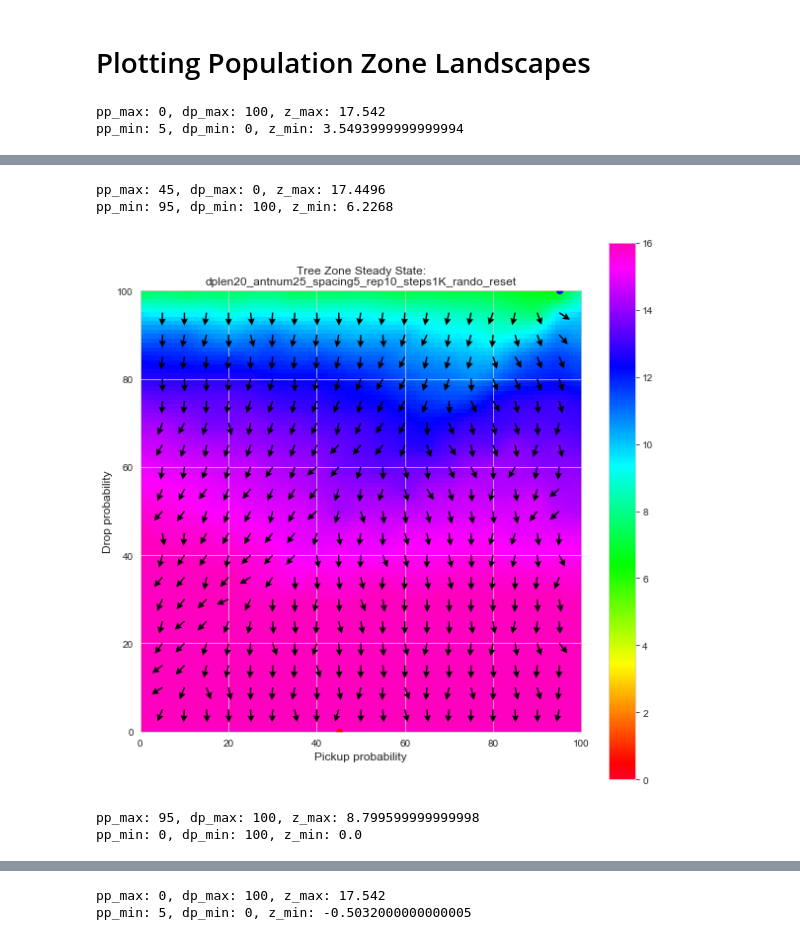
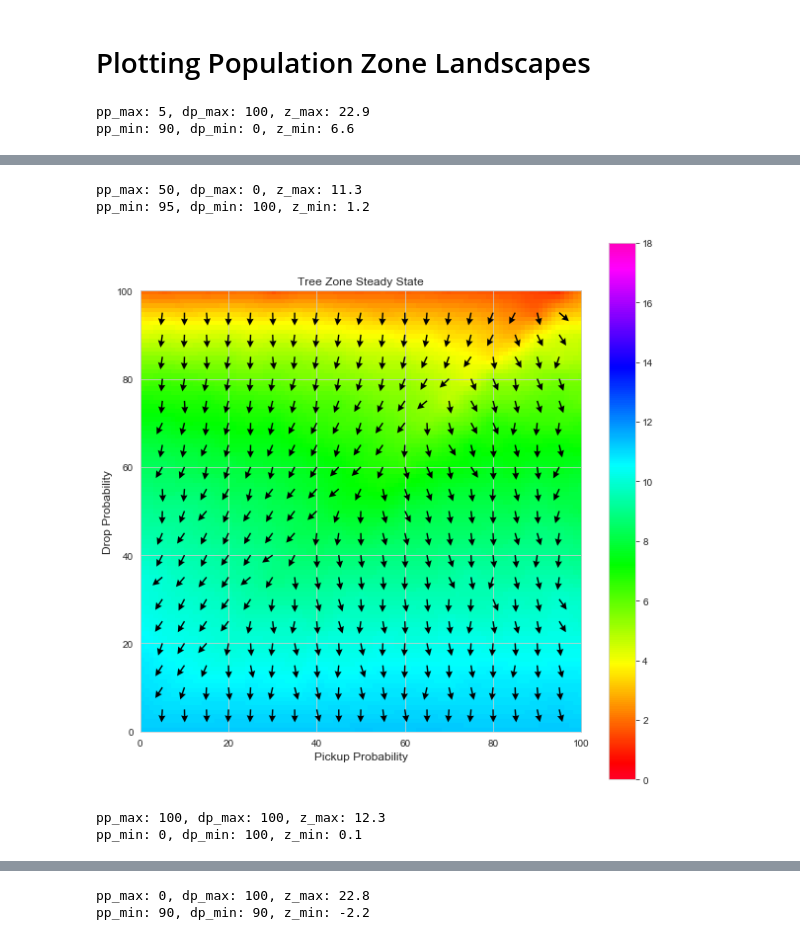
Before and after one commit to pgovoni21/ants-task-partitioning-ABM, a Jupyter notebook: landscapes.ipynb, the cells around one changed output, grey strips where cells are left out. Drawn from its saved outputs; the diff is of its cells as text; code cells hidden in the pictures.

```diff
--- a/landscapes.ipynb
+++ b/landscapes.ipynb
@@ -341,23 +288,24 @@ plots heatmap landscapes using final specific output data gathered in the ABM no
 title = 'landscape_data_dplen10_ant25_spacing5_rep10_step1K'
 master_data = pickle.load(open(title,'rb'))
 
+# maximum score value (z-variable in heatmap) for each landscape
 plot_max = 800
 
-data = pull_data_final_cscore(master_data)
+data = pull_data(master_data,2)
 max_min = find_max_min(data, print_max=True)
 interp_data = interpolate(data, 'linear')
-gradient_arrow_heatmap(interp_data, max_min, title=f'Final Collector Output:\n{title}',
+gradient_arrow_heatmap(interp_data, max_min=0, title=f'Final Collector Output',
     z_max=plot_max, normalize=True, vanishing_arrows=True, arrow_size=.5)
 
-data = pull_data_final_gscore(master_data)
+data = pull_data(master_data,3)
 max_min = find_max_min(data, print_max=True)
 interp_data = interpolate(data, 'linear')
-gradient_arrow_heatmap(interp_data, max_min, title=f'Final Generalist Output:\n{title}',
+gradient_arrow_heatmap(interp_data, max_min=0, title=f'Final Generalist Output',
     z_max=plot_max, normalize=True, vanishing_arrows=True, arrow_size=.5)
 
-data = pull_data_final_drops(master_data)
+data = pull_data(master_data,5)
 max_min = find_max_min(data, print_max=True)
 interp_data = interpolate(data, 'linear')
-gradient_arrow_heatmap(interp_data, max_min, title=f'Final Dropper Output:\n{title}',
+gradient_arrow_heatmap(interp_data, max_min=0, title=f'Final Dropper Output',
     z_max=plot_max, normalize=True, vanishing_arrows=True, arrow_size=.5)
 # %% [output]
@@ -383,32 +331,32 @@ reflecting the balance between the top populations with respect to trait combina
 title = 'landscape_data_dplen10_ant25_spacing5_rep10_step1K'
 master_data = pickle.load(open(title,'rb'))
 
-plot_max = 16
-ss_run_num = 500
+plot_max = 18
+ss_step_num = 500
 
-data = pull_data_ss_forage_zone(master_data,ss_run_num)
+data = pull_data_ss(master_data,7,ss_step_num)
 max_min = find_max_min(data, print_max=True, print_min=True)
 interp_data = interpolate(data, 'linear')
-gradient_arrow_heatmap(interp_data, max_min, title=f'Forage Zone Steady State:\n{title}',
+gradient_arrow_heatmap(interp_data, max_min=0, title=f'Forage Zone Steady State',
     z_max=plot_max, normalize=True, vanishing_arrows=True, arrow_size=.5)
 
-data = pull_data_ss_tree_zone(master_data,ss_run_num)
+data = pull_data_ss(master_data,8,ss_step_num)
 max_min = find_max_min(data, print_max=True, print_min=True)
 interp_data = interpolate(data, 'linear')
-gradient_arrow_heatmap(interp_data, max_min, title=f'Tree Zone Steady State:\n{title}',
+gradient_arrow_heatmap(interp_data, max_min=0, title=f'Tree Zone Steady State',
     z_max=plot_max, normalize=True, vanishing_arrows=True, arrow_size=.5)
 
-data = pull_data_ss_nest_zone(master_data,ss_run_num)
+data = pull_data_ss(master_data,6,ss_step_num)
 max_min = find_max_min(data, print_max=True, print_min=True)
 interp_data = interpolate(data, 'linear')
-gradient_arrow_heatmap(interp_data, max_min, title=f'Nest Zone Steady State:\n{title}',
+gradient_arrow_heatmap(interp_data, max_min=0, title=f'Nest Zone Steady State',
     z_max=plot_max, normalize=True, vanishing_arrows=True, arrow_size=.5)
 
-data = pull_data_ss_foragenest_gap(master_data,ss_run_num)
+data = pull_data_ss_foragenest_gap(master_data,ss_step_num)
 max_min = find_max_min(data, print_max=True, print_min=True)
 interp_data = interpolate(data, 'linear')
-gradient_arrow_heatmap(interp_data, max_min, title=f'Forage-Nest Zone Steady State Gap:\n{title}',
-    z_max=plot_max, normalize=True, vanishing_arrows=True, arrow_size=.5)
+gradient_arrow_heatmap(interp_data, max_min=0, title=f'Forage-Nest Zone Steady State Gap',
+    z_min=-2, z_max=plot_max-2, normalize=True, vanishing_arrows=True, arrow_size=.5)
 # %% [output]
-pp_max: 0, dp_max: 100, z_max: 17.542
-pp_min: 5, dp_min: 0, z_min: 3.5493999999999994
+pp_max: 5, dp_max: 100, z_max: 22.9
+pp_min: 90, dp_min: 0, z_min: 6.6
@@ -416,5 +364,5 @@ pp_min: 5, dp_min: 0, z_min: 3.5493999999999994
-pp_max: 45, dp_max: 0, z_max: 17.4496
-pp_min: 95, dp_min: 100, z_min: 6.2268
+pp_max: 50, dp_max: 0, z_max: 11.3
+pp_min: 95, dp_min: 100, z_min: 1.2
-[figure, old version]
+[figure, new version]
-pp_max: 95, dp_max: 100, z_max: 8.799599999999998
-pp_min: 0, dp_min: 100, z_min: 0.0
+pp_max: 100, dp_max: 100, z_max: 12.3
+pp_min: 0, dp_min: 100, z_min: 0.1
@@ -422,2 +370,2 @@ pp_min: 0, dp_min: 100, z_min: 0.0
-pp_max: 0, dp_max: 100, z_max: 17.542
-pp_min: 5, dp_min: 0, z_min: -0.5032000000000005
+pp_max: 0, dp_max: 100, z_max: 22.8
+pp_min: 90, dp_min: 90, z_min: -2.2
```
Also changed, not shown: parts of 10 cells of this notebook, 3 other files.
